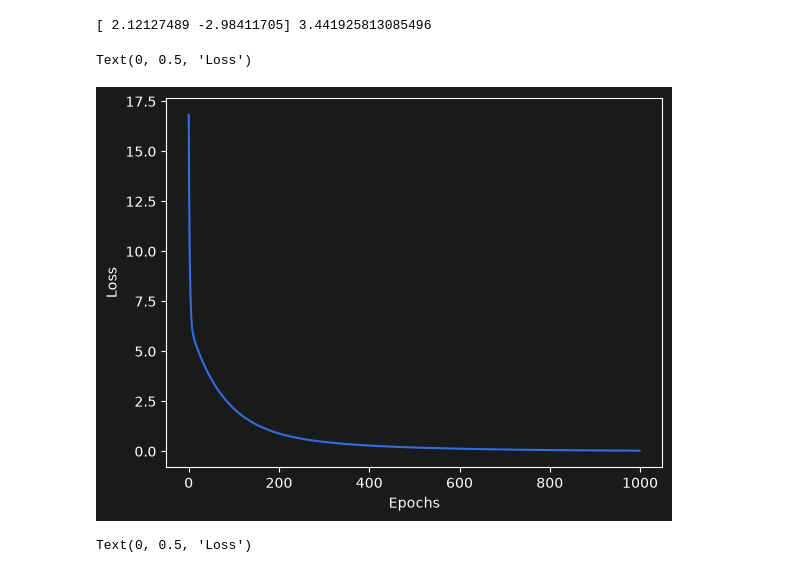
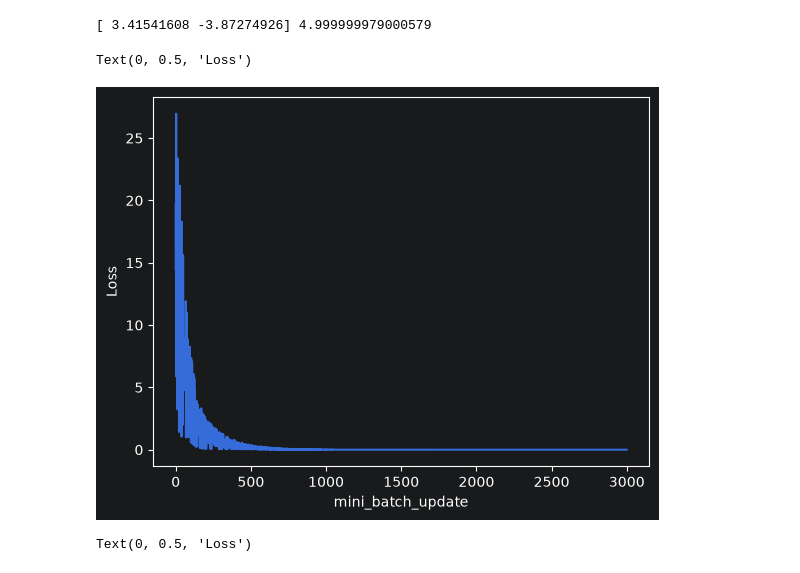
Before and after one commit to LeNangSon/ml-from-scratch-sklearn, a Jupyter notebook: LinearRegression /source.ipynb, the cells around one changed output. Cells and saved outputs as stored; diff of their text form; code cells hidden in the pictures.

```diff
--- a/LinearRegression /source.ipynb
+++ b/LinearRegression /source.ipynb
@@ -127,31 +127,53 @@ class MyLinearRegressionSGD(BaseLinearRegression):
             self.coef_ = weights
             self.intercept_ = 0
         return self
+# %%
+class MyStandardScaler():
+    def __init__(self):
+        self.mean_ = None
+        self.scale_ = None
+    def fit(self,data):
+        self.mean_ = data.mean(axis = 0)
+        self.scale_ = data.std(axis = 0)
+        self.scale_[np.where(self.scale_ == 0)] = 1
+        return self
+    def transform(self,data):
+        if self.mean_ is None or self.scale_ is None:
+            raise RuntimeError("Scaler chưa được fit !!!")
+        return (data - self.mean_) / self.scale_
+    def fit_transform(self,data):
+        return self.fit(data).transform(data)
+    def reverse_transform(self,data):
+        if self.mean_ is None or self.scale_ is None:
+            raise RuntimeError("Scaler chưa được fit !!!")
+        return data * self.scale_ + self.mean_
 # %%
 X = np.array([
     [1.0, 2.0],
     [2.0, 0.0],
     [3.0, 1.0],
     [4.0, 3.0],
     [5.0, 2.0],
     [6.0, 4.0],
 ])
 
 y = (
     2 * X[:, 0]
     - 3 * X[:, 1]
     + 4
 )
-model = MyLinearRegressionMiniBatchGD(num_epochs=1000)
+scaler_X = MyStandardScaler()
+X = scaler.fit_transform(X)
+model = MyLinearRegressionMiniBatchGD(num_epochs=1000, batch_size = 2)
 model.fit(X,y)
 print(model.coef_, model.intercept_)
 plt.plot(model.batch_loss_history_)
-plt.xlabel("Epochs")
+plt.xlabel("mini_batch_update")
 plt.ylabel("Loss")
 # %% [output]
-[ 2.12127489 -2.98411705] 3.441925813085496
+[ 3.41541608 -3.87274926] 4.999999979000579
 Text(0, 0.5, 'Loss')
-[figure, old version]
+[figure, new version]
 # %%
 start = 5900
 end = 5906
```
Also changed, not shown: parts of 3 cells of this notebook.
